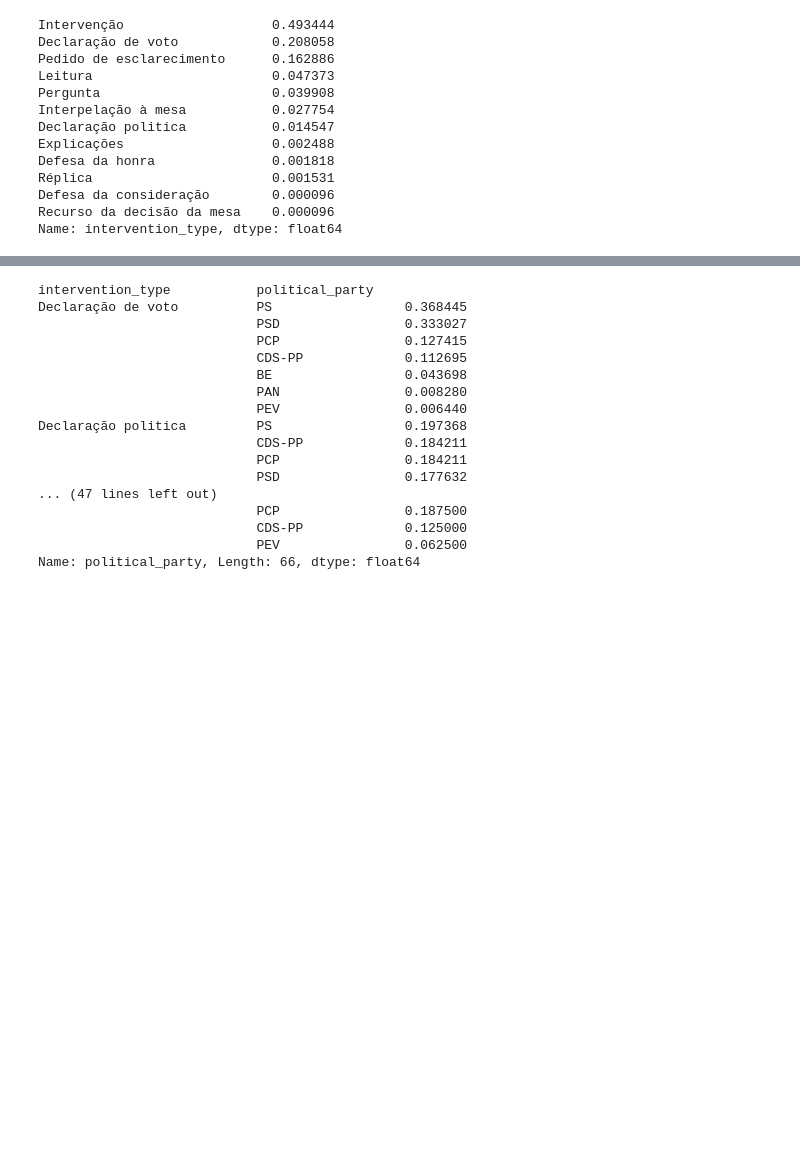
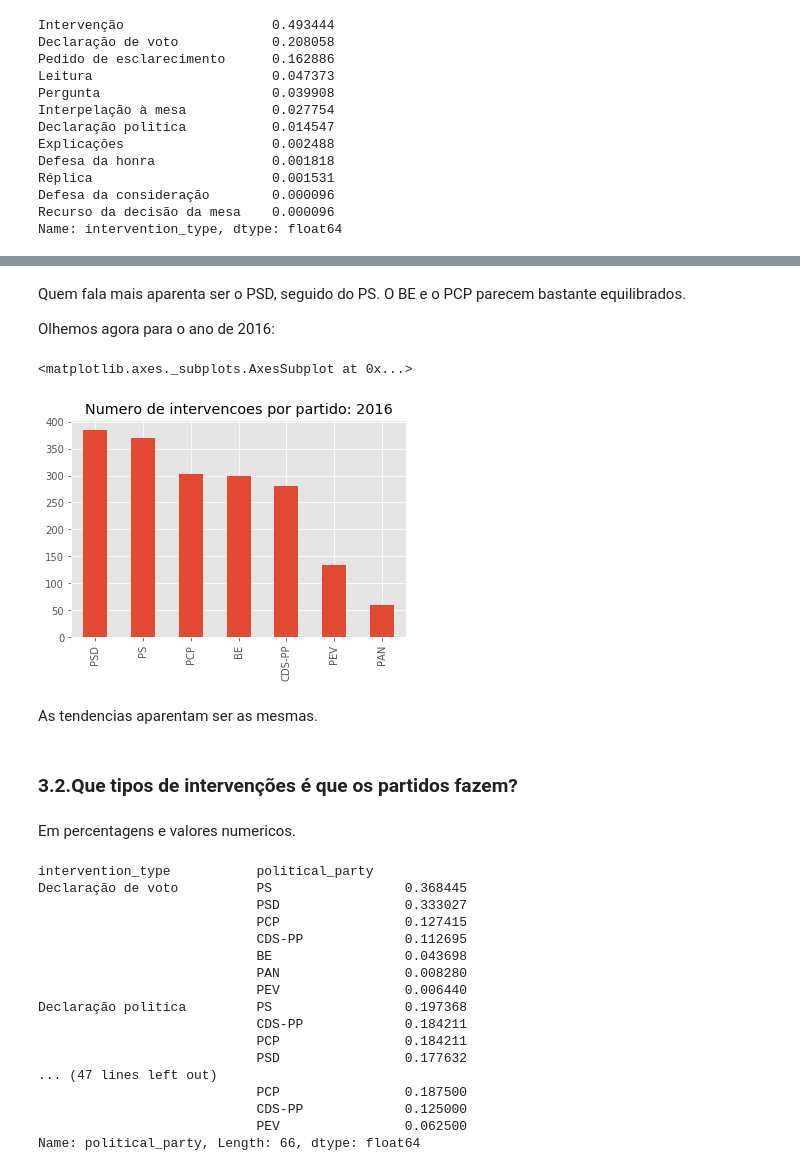
Before and after one commit to duarteocarmo/assembleia, a Jupyter notebook: Analise.ipynb, the cells around one changed output, grey strips where cells are left out. Cells and saved outputs as stored; diff of their text form; code cells hidden in the pictures; blank space fills up the shorter version.

```diff
--- a/Analise.ipynb
+++ b/Analise.ipynb
@@ -276,3 +197,21 @@ assembleia.loc[assembleia.speaker == 'RITA RATO']
+# %% [markdown]
+Quem fala mais aparenta ser o PSD, seguido do PS. O BE e o PCP parecem bastante equilibrados.
+
+Olhemos agora para o ano de 2016:
+# %%
+plt.title('Numero de intervencoes por partido: 2016')
+assembleia[(assembleia.intervention_type==u'Intervenção')
+           & (assembleia['date'] > '2016-01-01')
+           & (assembleia['date'] < '2016-12-30')].political_party.value_counts(normalize=False).plot(kind='bar')
+# %% [output]
+<matplotlib.axes._subplots.AxesSubplot at 0x...>
+[figure, added]
+# %% [markdown]
+As tendencias aparentam ser as mesmas.
+# %% [markdown]
+### 3.2.Que tipos de intervenções é que os partidos fazem?
+# %% [markdown]
+Em percentagens e valores numericos.
 # %%
 assembleia.groupby('intervention_type').political_party.value_counts(normalize=True)
 # %% [output]
```
Also changed, not shown: parts of 52 cells of this notebook.
